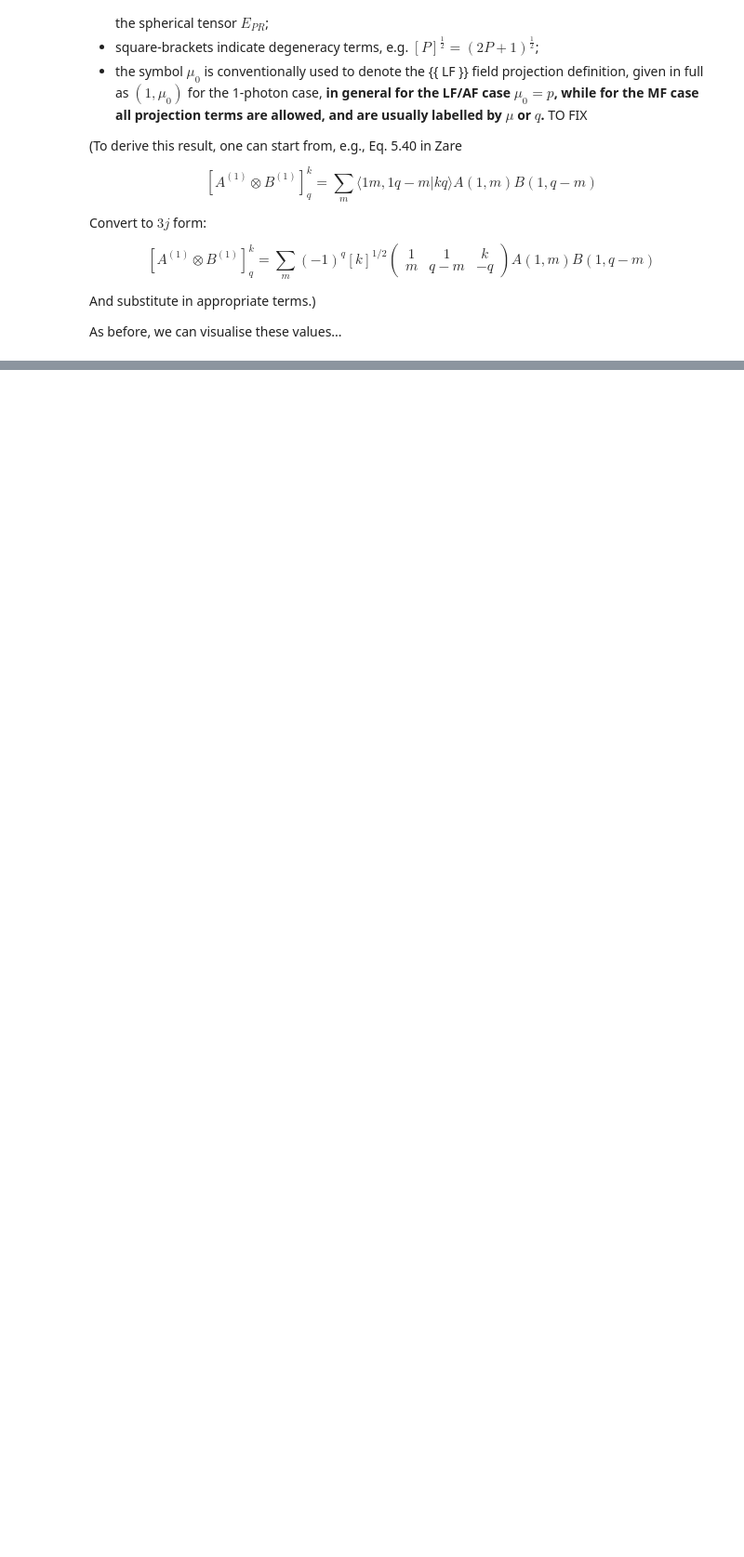
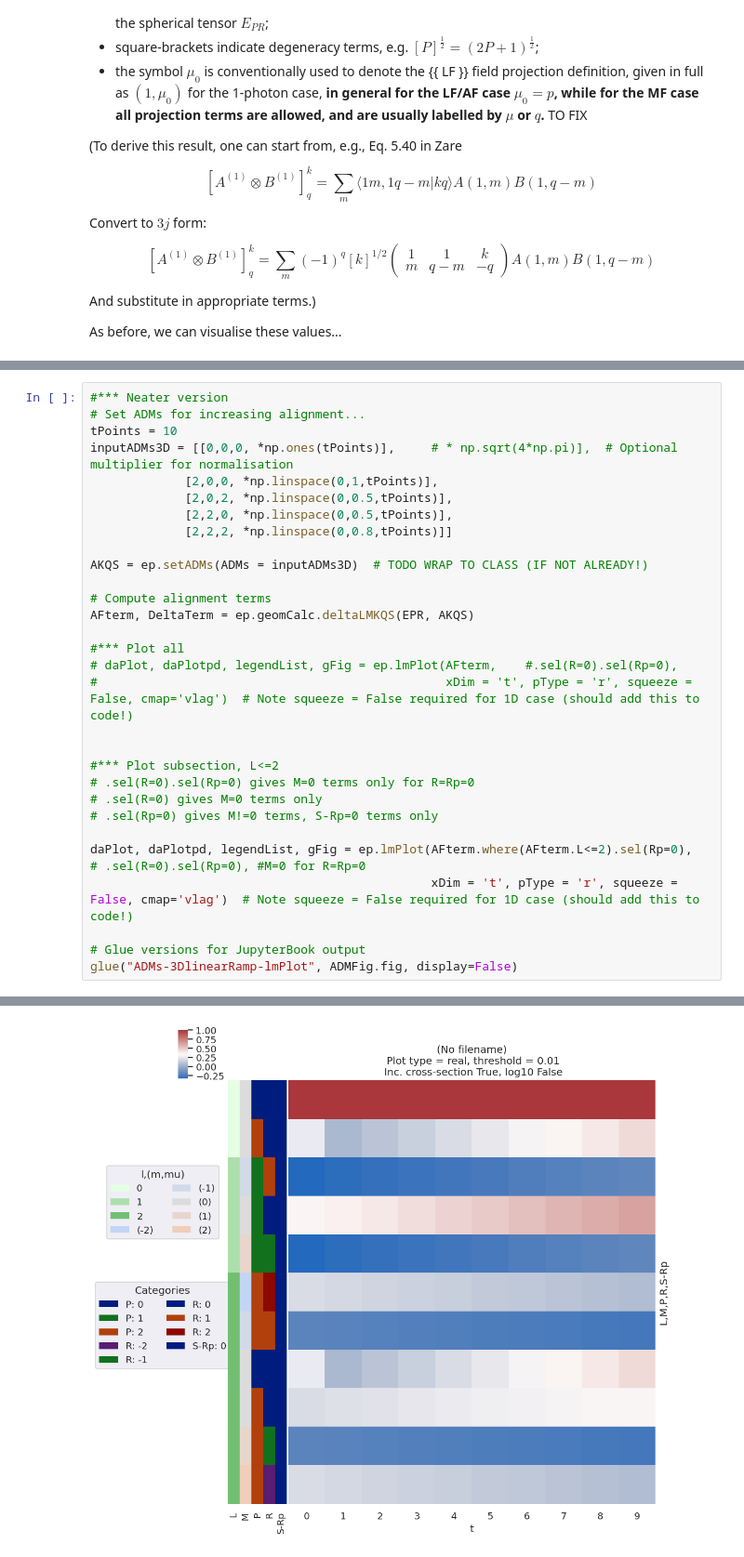
Before and after one commit to phockett/Quantum-Metrology-with-Photoelectrons-Vol3, a Jupyter notebook: doc-source/part1/theory_tensor_formalism_201122.ipynb, the cells around one changed output, grey strips where cells are left out. Shown at 93% size. Cells and saved outputs as stored; diff of their text form; blank space fills up the shorter version.

```diff
--- a/doc-source/part1/theory_tensor_formalism_201122.ipynb
+++ b/doc-source/part1/theory_tensor_formalism_201122.ipynb
@@ -668,0 +876,31 @@ Plotting data (No filename), pType=r, thres=0.01, with Seaborn
+# %%
+#*** Neater version
+# Set ADMs for increasing alignment...
+tPoints = 10
+inputADMs3D = [[0,0,0, *np.ones(tPoints)],     # * np.sqrt(4*np.pi)],  # Optional multiplier for normalisation
+             [2,0,0, *np.linspace(0,1,tPoints)],
+             [2,0,2, *np.linspace(0,0.5,tPoints)],
+             [2,2,0, *np.linspace(0,0.5,tPoints)],
+             [2,2,2, *np.linspace(0,0.8,tPoints)]]
+
+AKQS = ep.setADMs(ADMs = inputADMs3D)  # TODO WRAP TO CLASS (IF NOT ALREADY!)
+
+# Compute alignment terms
+AFterm, DeltaTerm = ep.geomCalc.deltaLMKQS(EPR, AKQS)
+
+#*** Plot all
+# daPlot, daPlotpd, legendList, gFig = ep.lmPlot(AFterm,    #.sel(R=0).sel(Rp=0),
+#                                                xDim = 't', pType = 'r', squeeze = False, cmap='vlag')  # Note squeeze = False required for 1D case (should add this to code!)
+
+
+#*** Plot subsection, L<=2
+# .sel(R=0).sel(Rp=0) gives M=0 terms only for R=Rp=0
+# .sel(R=0) gives M=0 terms only
+# .sel(Rp=0) gives M!=0 terms, S-Rp=0 terms only
+
+daPlot, daPlotpd, legendList, gFig = ep.lmPlot(AFterm.where(AFterm.L<=2).sel(Rp=0),    # .sel(R=0).sel(Rp=0), #M=0 for R=Rp=0
+                                               xDim = 't', pType = 'r', squeeze = False, cmap='vlag')  # Note squeeze = False required for 1D case (should add this to code!)
+
+# Glue versions for JupyterBook output
+glue("ADMs-3DlinearRamp-lmPlot", ADMFig.fig, display=False)
+# %% [output]
@@ -668,0 +910 @@ Plotting data (No filename), pType=r, thres=0.01, with Seaborn
+[figure, added]
```
Also changed, not shown: parts of 28 cells of this notebook, 8 other files.
